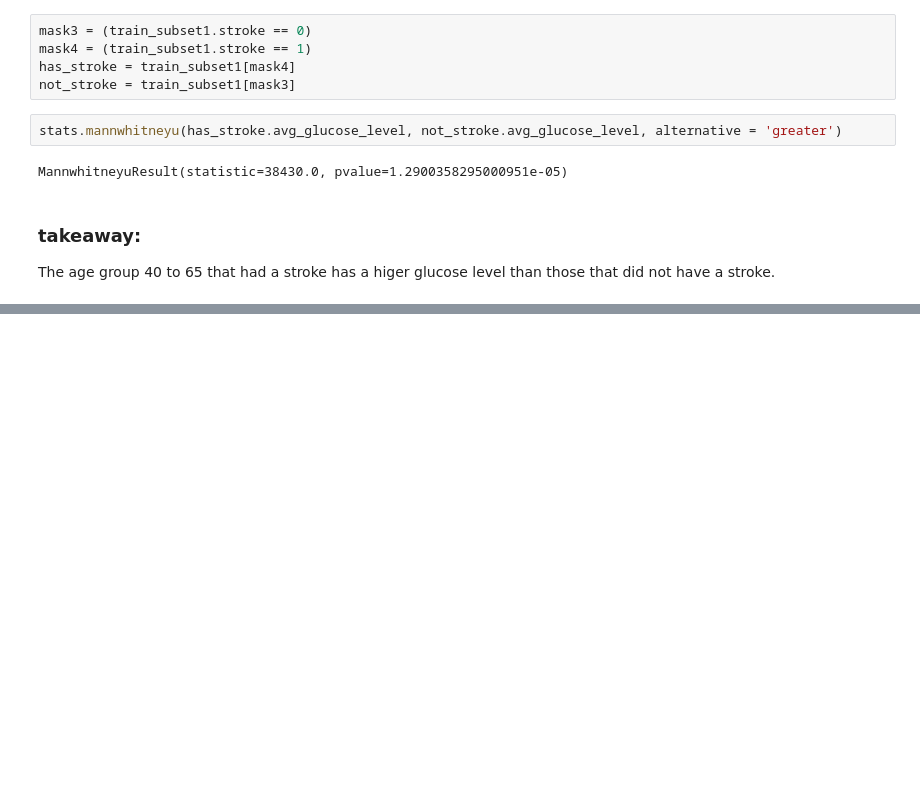
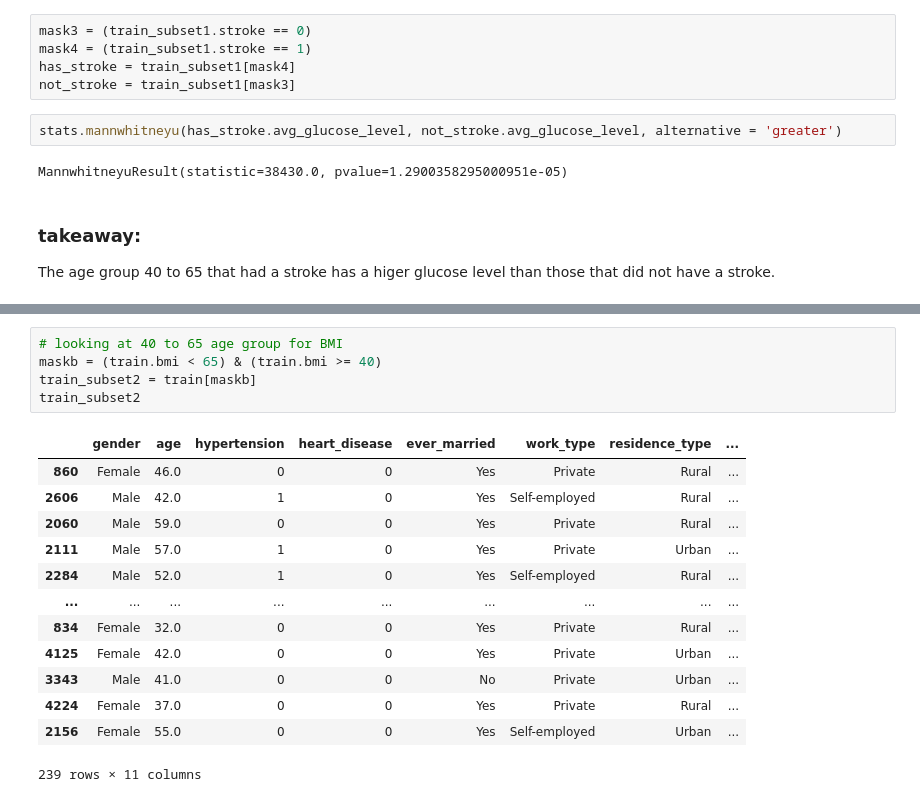
Before and after one commit to stroke-predictors/germain-capstone-stoke-prediction, a Jupyter notebook: randy_risk_testing.ipynb, the cells around one changed output, grey strips where cells are left out. Drawn from its saved outputs; the diff is of its cells as text; blank space fills up the shorter version.

```diff
--- a/randy_risk_testing.ipynb
+++ b/randy_risk_testing.ipynb
@@ -138,0 +144,19 @@ The age group 40 to 65 that had a stroke has a higer glucose level than those th
+# %%
+# looking at 40 to 65 age group for BMI
+maskb = (train.bmi < 65) & (train.bmi >= 40)
+train_subset2 = train[maskb]
+train_subset2
+# %% [output]
+|  | gender | age | hypertension | heart_disease | ever_married | work_type | residence_type | ... |
+| 860 | Female | 46.0 | 0 | 0 | Yes | Private | Rural | ... |
+| 2606 | Male | 42.0 | 1 | 0 | Yes | Self-employed | Rural | ... |
+| 2060 | Male | 59.0 | 0 | 0 | Yes | Private | Rural | ... |
+| 2111 | Male | 57.0 | 1 | 0 | Yes | Private | Urban | ... |
+| 2284 | Male | 52.0 | 1 | 0 | Yes | Self-employed | Rural | ... |
+| ... | ... | ... | ... | ... | ... | ... | ... | ... |
+| 834 | Female | 32.0 | 0 | 0 | Yes | Private | Rural | ... |
+| 4125 | Female | 42.0 | 0 | 0 | Yes | Private | Urban | ... |
+| 3343 | Male | 41.0 | 0 | 0 | No | Private | Urban | ... |
+| 4224 | Female | 37.0 | 0 | 0 | Yes | Private | Rural | ... |
+| 2156 | Female | 55.0 | 0 | 0 | Yes | Self-employed | Urban | ... |
+239 rows × 11 columns
```
Also changed, not shown: parts of 5 cells of this notebook.
